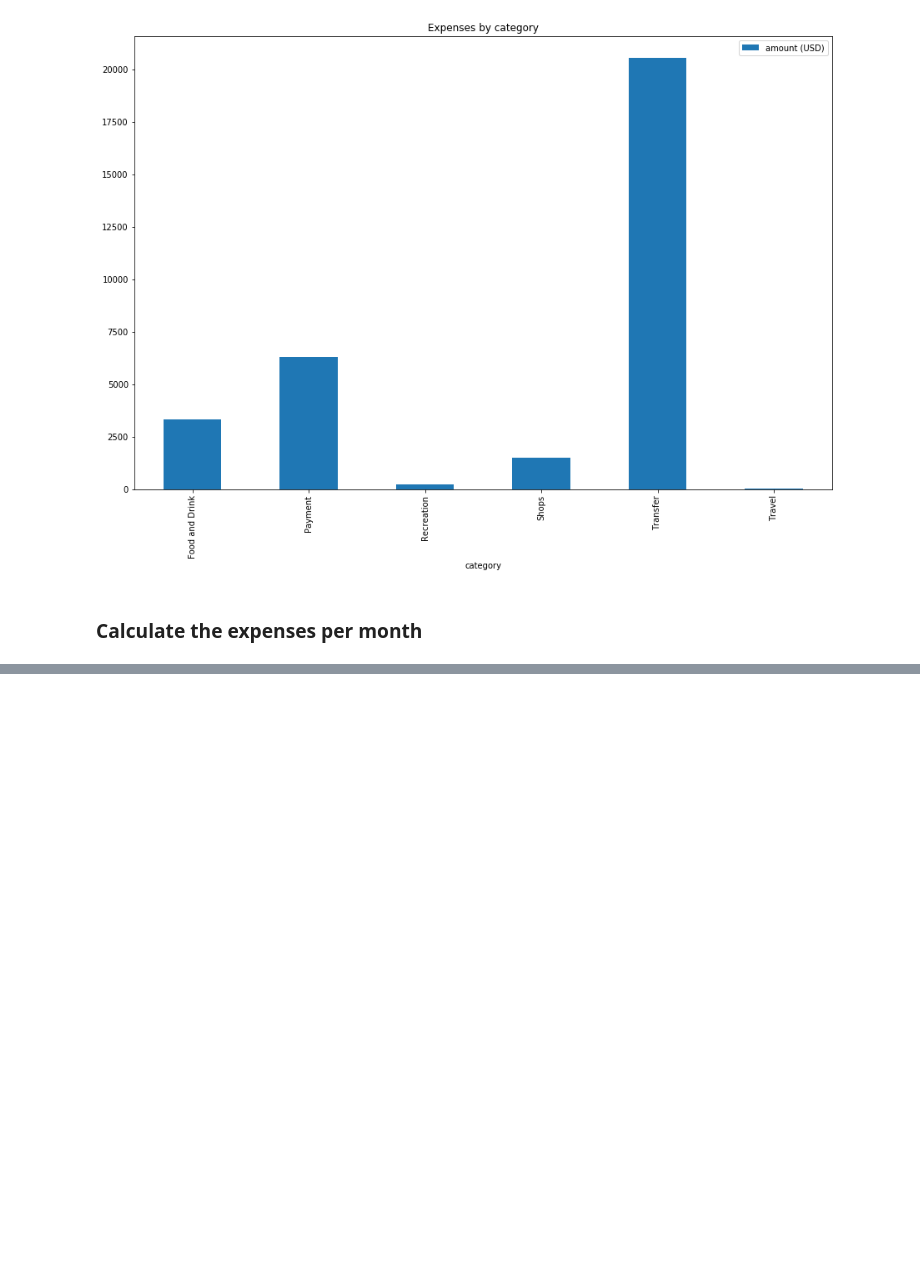
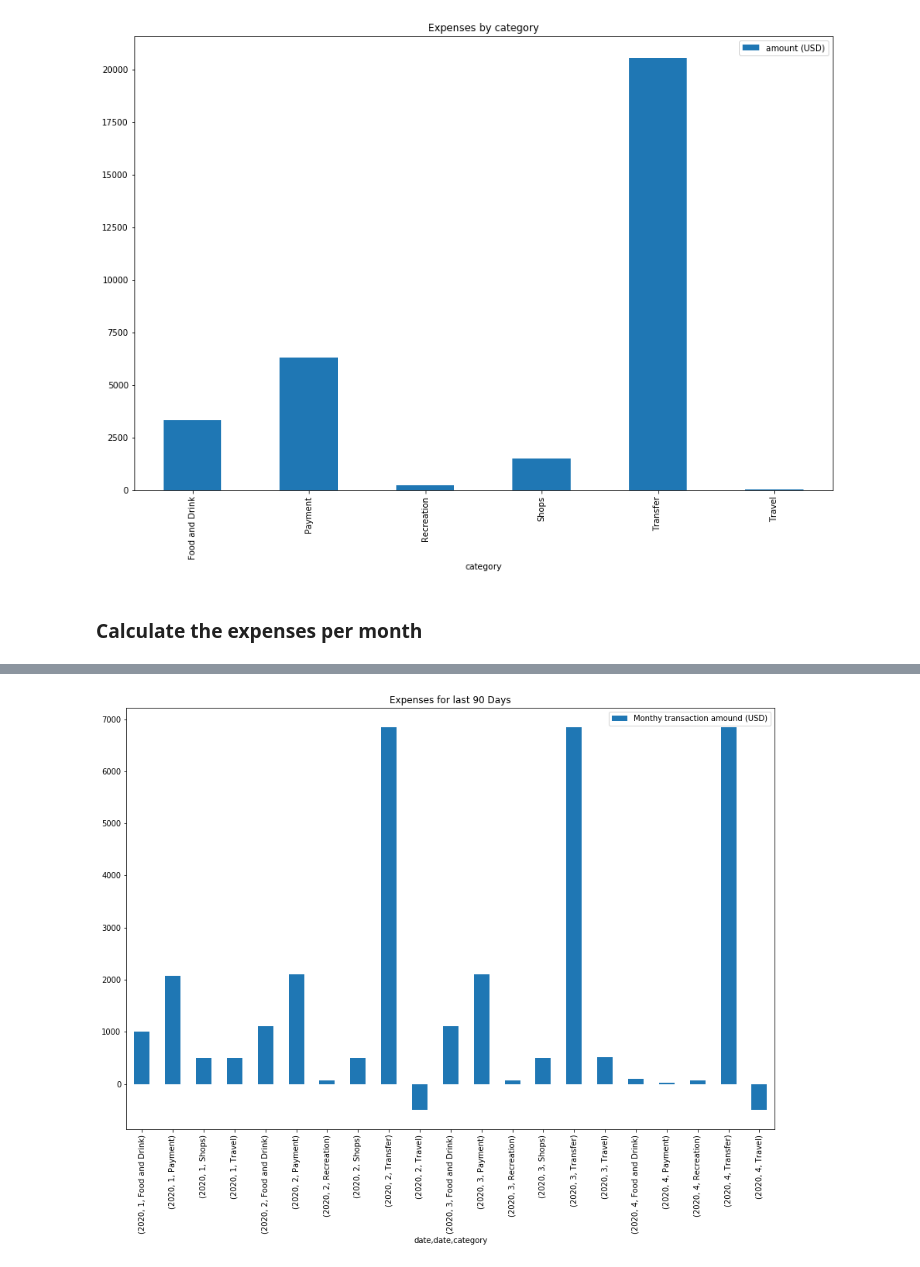
Before and after one commit to dbrims/API_homework, a Jupyter notebook: account_summary.ipynb, the cells around one changed output, grey strips where cells are left out. Saved outputs shown, nothing was run; the diff lists cells and outputs as text; code cells hidden in the pictures; blank space fills up the shorter version.

```diff
--- a/account_summary.ipynb
+++ b/account_summary.ipynb
@@ -314,0 +347,5 @@ fig_monthly=transactions_months.plot(kind="bar",figsize=(15,10), title="Expenses
+# %%
+fig=trans_cat_month.plot(kind="bar",figsize=(15,10), title="Expenses for last 90 Days")
+fig.figure.savefig('./output/trans_cat_monthly.png', bbox_inches='tight', dpi=150)
+# %% [output]
+[figure, added]
```
Also changed, not shown: parts of 7 cells of this notebook, 9 other files.
